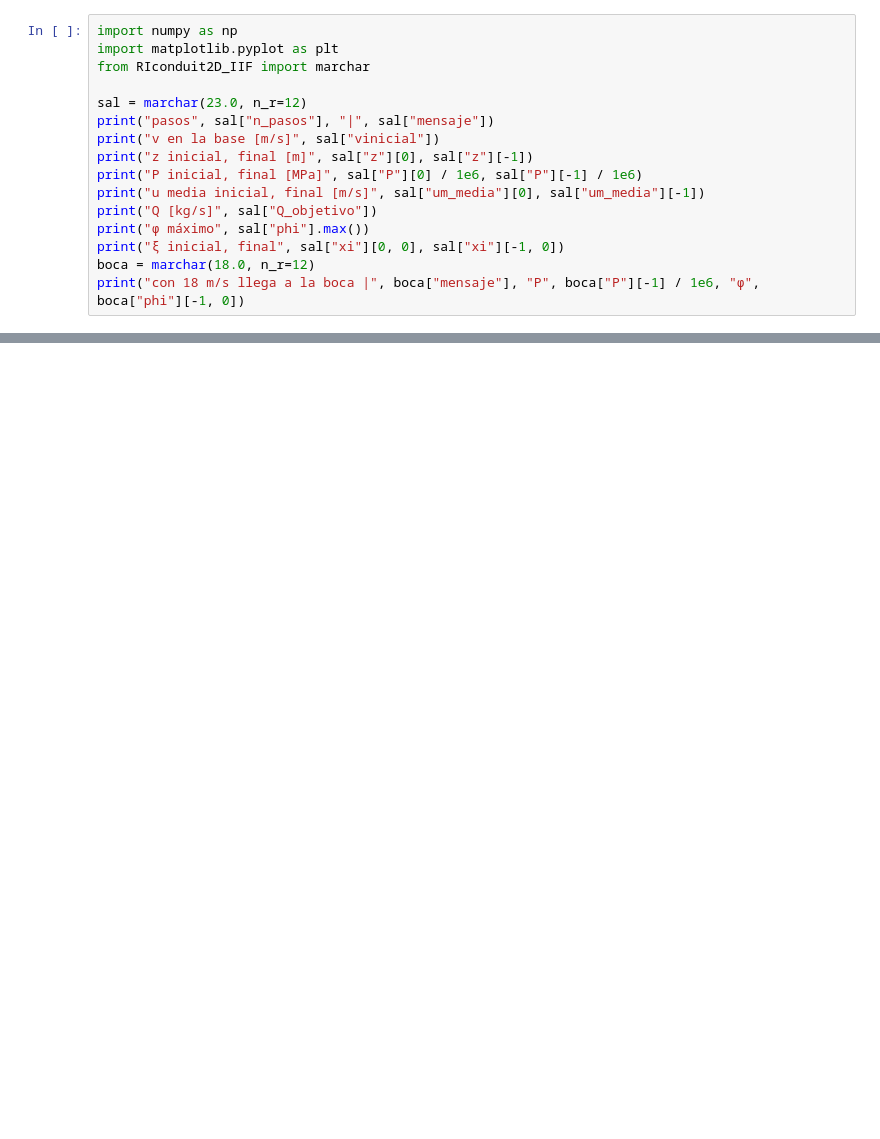
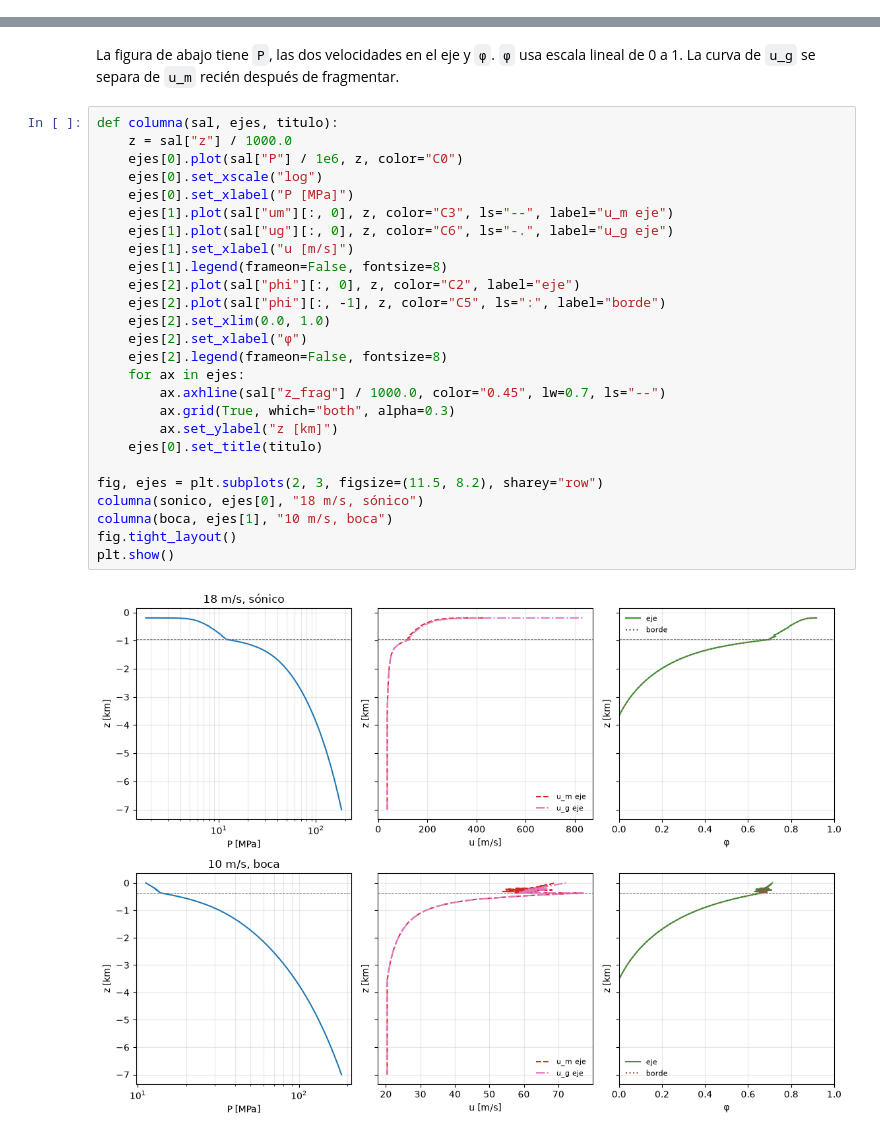
Before and after one commit to ignvciog/Proyecto-EDPN-U-de-Chile, a Jupyter notebook: correr_2d_IIF.ipynb, the cells around one changed output, grey strips where cells are left out. Cells and saved outputs as stored; diff of their text form; blank space fills up the shorter version.

Commit message:
Anotar la marcha numérica en la nota y dejar un notebook para correrla.
Co-authored-by: Ignacio Gómez G. <ignvciog@users.noreply.github.com>

```diff
--- a/correr_2d_IIF.ipynb
+++ b/correr_2d_IIF.ipynb
@@ -5,16 +0,0 @@ Calbuco, conducto cilíndrico. En cada altura el Thomas resuelve el momento de l
-# %%
-import numpy as np
-import matplotlib.pyplot as plt
-from RIconduit2D_IIF import marchar
-
-sal = marchar(23.0, n_r=12)
-print("pasos", sal["n_pasos"], "|", sal["mensaje"])
-print("v en la base [m/s]", sal["vinicial"])
-print("z inicial, final [m]", sal["z"][0], sal["z"][-1])
-print("P inicial, final [MPa]", sal["P"][0] / 1e6, sal["P"][-1] / 1e6)
-print("u media inicial, final [m/s]", sal["um_media"][0], sal["um_media"][-1])
-print("Q [kg/s]", sal["Q_objetivo"])
-print("φ máximo", sal["phi"].max())
-print("ξ inicial, final", sal["xi"][0, 0], sal["xi"][-1, 0])
-boca = marchar(18.0, n_r=12)
-print("con 18 m/s llega a la boca |", boca["mensaje"], "P", boca["P"][-1] / 1e6, "φ", boca["phi"][-1, 0])
@@ -100,0 +41,30 @@ plt.show()
+# %% [markdown]
+La figura de abajo tiene `P`, las dos velocidades en el eje y `φ`. `φ` usa escala lineal de 0 a 1. La curva de `u_g` se separa de `u_m` recién después de fragmentar.
+# %%
+def columna(sal, ejes, titulo):
+    z = sal["z"] / 1000.0
+    ejes[0].plot(sal["P"] / 1e6, z, color="C0")
+    ejes[0].set_xscale("log")
+    ejes[0].set_xlabel("P [MPa]")
+    ejes[1].plot(sal["um"][:, 0], z, color="C3", ls="--", label="u_m eje")
+    ejes[1].plot(sal["ug"][:, 0], z, color="C6", ls="-.", label="u_g eje")
+    ejes[1].set_xlabel("u [m/s]")
+    ejes[1].legend(frameon=False, fontsize=8)
+    ejes[2].plot(sal["phi"][:, 0], z, color="C2", label="eje")
+    ejes[2].plot(sal["phi"][:, -1], z, color="C5", ls=":", label="borde")
+    ejes[2].set_xlim(0.0, 1.0)
+    ejes[2].set_xlabel("φ")
+    ejes[2].legend(frameon=False, fontsize=8)
+    for ax in ejes:
+        ax.axhline(sal["z_frag"] / 1000.0, color="0.45", lw=0.7, ls="--")
+        ax.grid(True, which="both", alpha=0.3)
+        ax.set_ylabel("z [km]")
+    ejes[0].set_title(titulo)
+
+fig, ejes = plt.subplots(2, 3, figsize=(11.5, 8.2), sharey="row")
+columna(sonico, ejes[0], "18 m/s, sónico")
+columna(boca, ejes[1], "10 m/s, boca")
+fig.tight_layout()
+plt.show()
+# %% [output]
+[figure, added]
```
Also changed, not shown: parts of 10 cells of this notebook, 1 other file.
